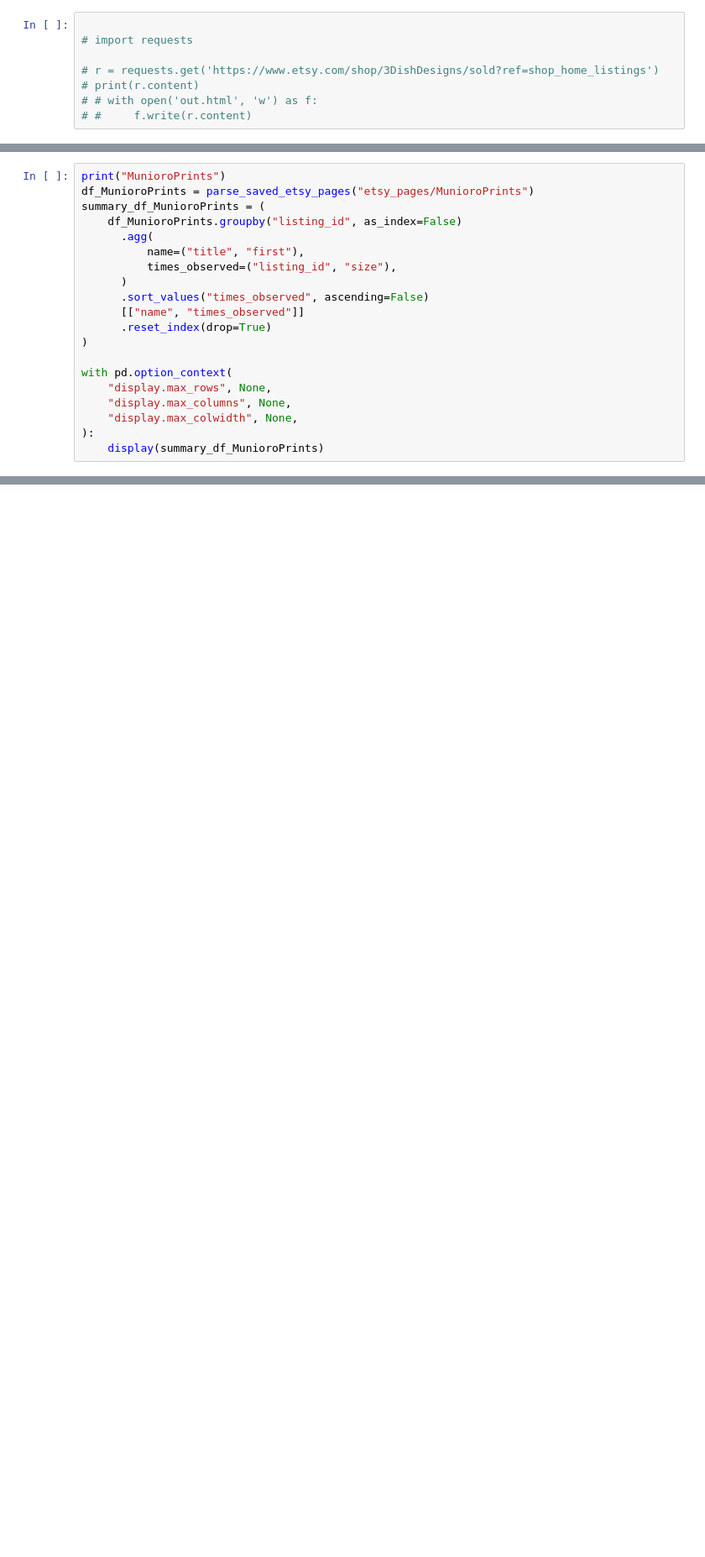
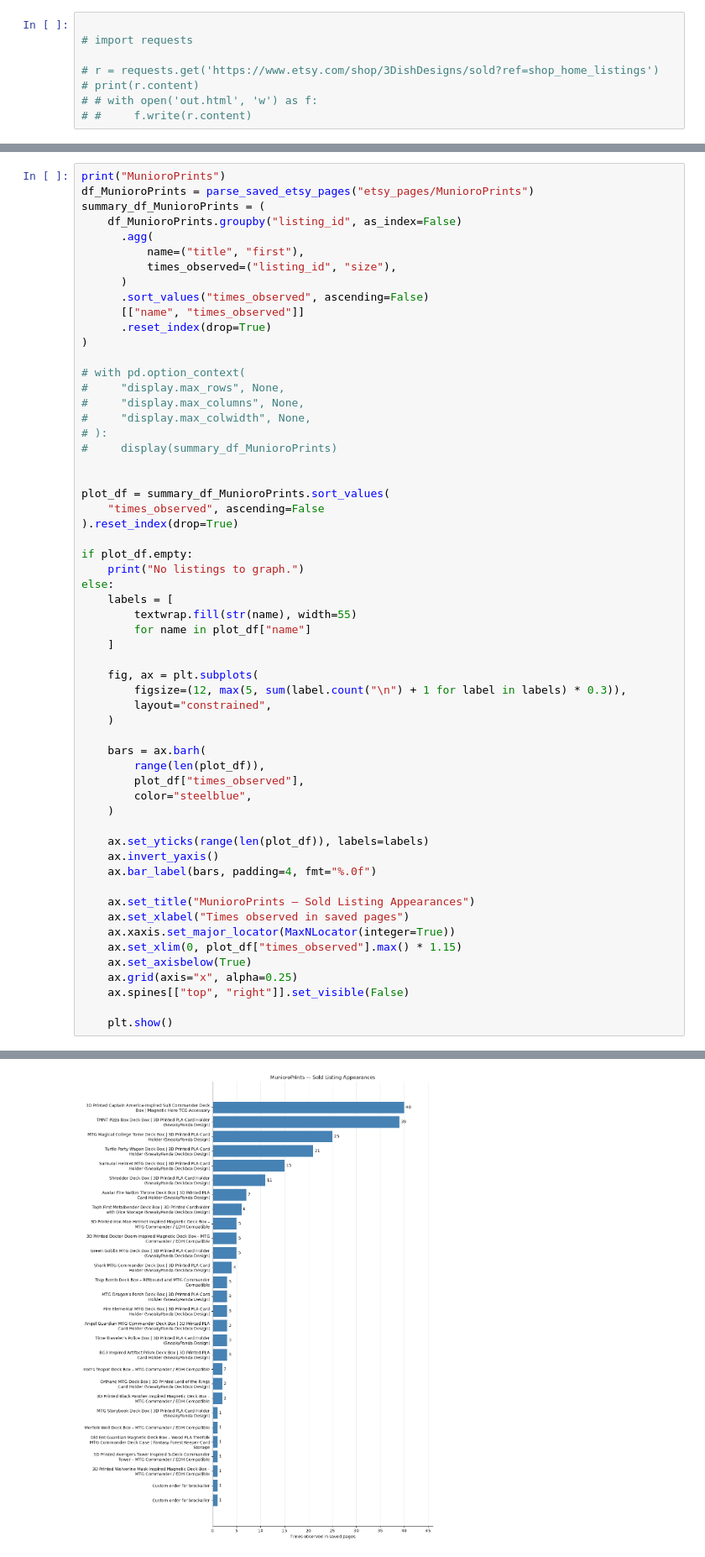
Before and after one commit to demetriusrauck/market_analysis, a Jupyter notebook: market_analysis.ipynb, the cells around one changed output, grey strips where cells are left out. Shown at 84% size. Drawn from its saved outputs; the diff is of its cells as text; blank space fills up the shorter version.

```diff
--- a/market_analysis.ipynb
+++ b/market_analysis.ipynb
@@ -451,11 +396,49 @@ summary_df_MunioroPrints = (
       .reset_index(drop=True)
 )
 
-with pd.option_context(
-    "display.max_rows", None,
-    "display.max_columns", None,
-    "display.max_colwidth", None,
-):
-    display(summary_df_MunioroPrints)
+# with pd.option_context(
+#     "display.max_rows", None,
+#     "display.max_columns", None,
+#     "display.max_colwidth", None,
+# ):
+#     display(summary_df_MunioroPrints)
+
+
+plot_df = summary_df_MunioroPrints.sort_values(
+    "times_observed", ascending=False
+).reset_index(drop=True)
+
+if plot_df.empty:
+    print("No listings to graph.")
+else:
+    labels = [
+        textwrap.fill(str(name), width=55)
+        for name in plot_df["name"]
+    ]
+
+    fig, ax = plt.subplots(
+        figsize=(12, max(5, sum(label.count("\n") + 1 for label in labels) * 0.3)),
+        layout="constrained",
+    )
+
+    bars = ax.barh(
+        range(len(plot_df)),
+        plot_df["times_observed"],
+        color="steelblue",
+    )
+
+    ax.set_yticks(range(len(plot_df)), labels=labels)
+    ax.invert_yaxis()
+    ax.bar_label(bars, padding=4, fmt="%.0f")
+
+    ax.set_title("MunioroPrints — Sold Listing Appearances")
+    ax.set_xlabel("Times observed in saved pages")
+    ax.xaxis.set_major_locator(MaxNLocator(integer=True))
+    ax.set_xlim(0, plot_df["times_observed"].max() * 1.15)
+    ax.set_axisbelow(True)
+    ax.grid(axis="x", alpha=0.25)
+    ax.spines[["top", "right"]].set_visible(False)
+
+    plt.show()
 # %% [output]
 MunioroPrints
@@ -478,0 +445 @@ MunioroPrints
+[figure, added]
```
Also changed, not shown: parts of 9 cells of this notebook.
